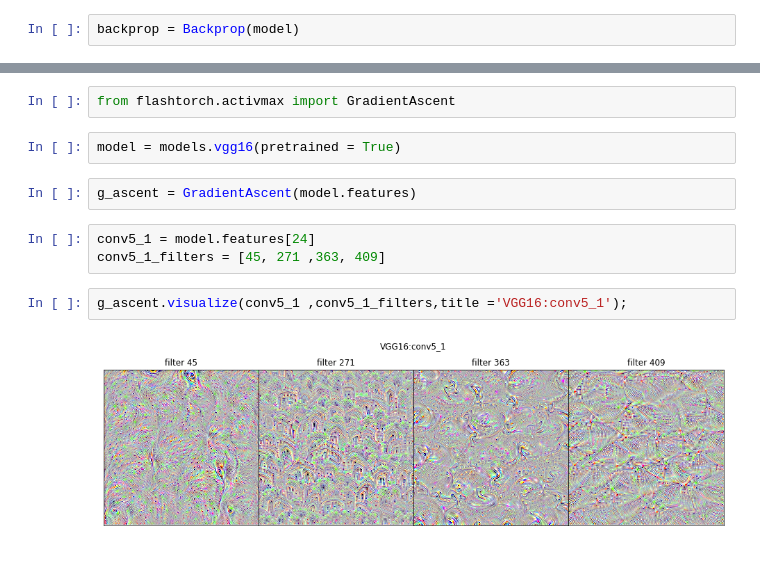
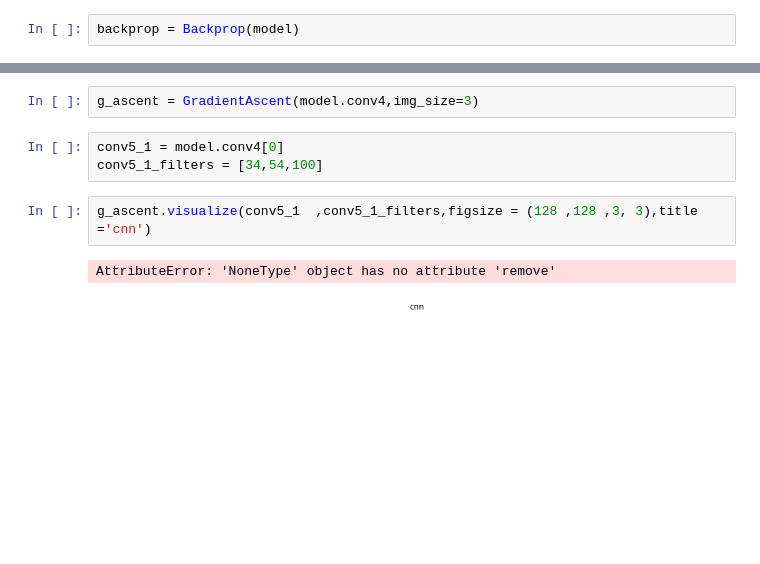
Before and after one commit to Hsuhaoxiang/ML2019FALL, a Jupyter notebook: hw3/Flashtorch.ipynb, the cells around one changed output, grey strips where cells are left out. Drawn from its saved outputs; the diff is of its cells as text.

```diff
--- a/hw3/Flashtorch.ipynb
+++ b/hw3/Flashtorch.ipynb
@@ -160,13 +154,10 @@ RuntimeError: shape '[-1, 1152]' is invalid for input of size 25088
-# %%
-from flashtorch.activmax import GradientAscent
-# %%
-model = models.vgg16(pretrained = True)
 # %%
-g_ascent = GradientAscent(model.features)
+g_ascent = GradientAscent(model.conv4,img_size=3)
-# %%
-conv5_1 = model.features[24]
-conv5_1_filters = [45, 271 ,363, 409]
+# %%
+conv5_1 = model.conv4[0]
+conv5_1_filters = [34,54,100]
 # %%
-g_ascent.visualize(conv5_1 ,conv5_1_filters,title ='VGG16:conv5_1');
+g_ascent.visualize(conv5_1  ,conv5_1_filters,figsize = (128 ,128 ,3, 3),title ='cnn')
 # %% [output]
+AttributeError: 'NoneType' object has no attribute 'remove'
-[figure, old version]
+[figure, new version]
```
Also changed, not shown: parts of 8 cells of this notebook, 18 other files.
